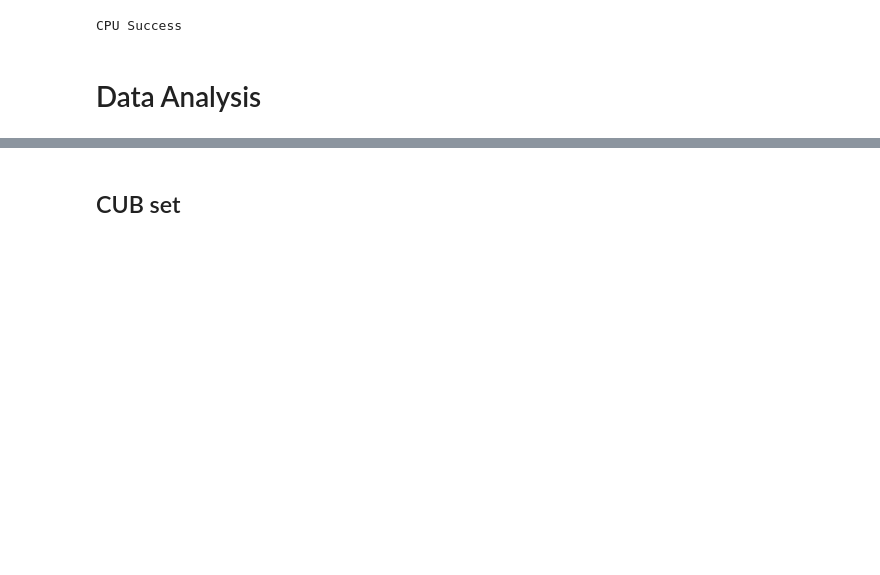
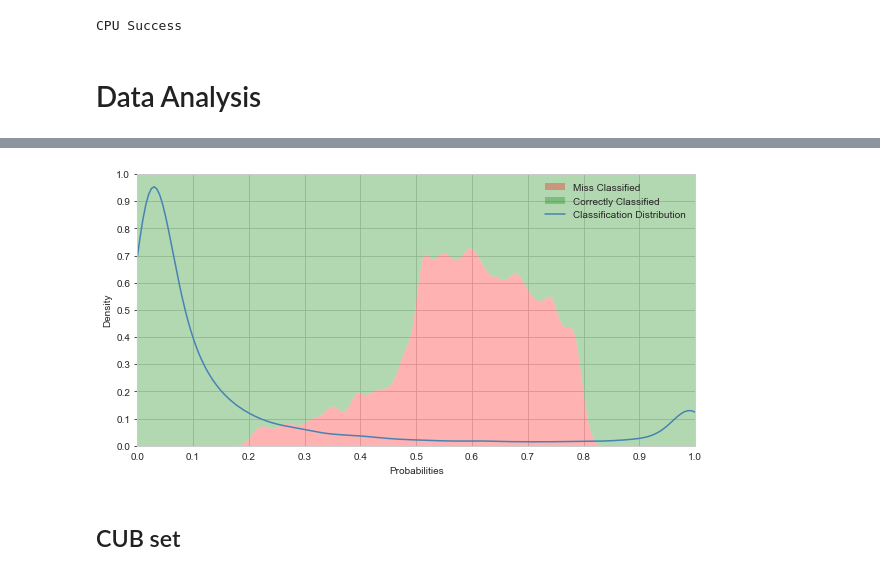
Before and after one commit to RobertvdV/GRS82000_eTaxonomist, a Jupyter notebook: notebooks/Visualisation.ipynb, the cells around one changed output, grey strips where cells are left out. Drawn from its saved outputs; the diff is of its cells as text; code cells hidden in the pictures; blank space fills up the shorter version.

```diff
--- a/notebooks/Visualisation.ipynb
+++ b/notebooks/Visualisation.ipynb
@@ -194,0 +230,14 @@ sns.boxplot(data=[counts_x, counts_y])
+# %%
+def get_correctness(row):
+    if row['Probability_1'] <= 0.2:
+        val = 'Correct'
+    elif row['Probability_1'] >= 0.8:
+        val = 'Correct'
+    elif row['Probability_0'] >= 0.5 and row['Label'] == 0:
+        val = 'Correct'
+    elif row['Probability_1'] >= 0.5 and row['Label'] == 1:
+        val = 'Correct'
+    else:
+        val = 'Incorrect'
+
+    return val
@@ -195,3 +311,37 @@ sns.boxplot(data=[counts_x, counts_y])
+# %%
+fig, (ax1) = plt.subplots(1, figsize=(10, 5))
+
+sns.kdeplot(data=df , x="Probability_1", hue="Correct",
+           fill=True, alpha=0.3, linewidth=0, palette=['green', 'red'], multiple="fill",
+            bw_adjust=0.35,
+            ax=ax1)
+
+
+ax2 = ax1.twinx()
+
+sns.kdeplot(data=df, x="Probability_1", ax=ax2, fill=False, color='steelblue', alpha=0.8, linewidth=1.5,
+           cut=0, bw_adjust=1)
+           #multiple="fill"
+
+#ax1.set_yticks(calculate_ticks(ax1, 10))
+#ax2.set_yticks(calculate_ticks(ax2, 10))
+
+ax1.set_xticks(np.linspace(0, 1, num=11))
+ax1.set_yticks(np.linspace(0, 1, num=11))
+ax2.set_xlim([0.0, 1])
+#ax2.axes.get_yaxis().set_visible(False)
+ax1.set_xlabel('Probabilities')
+ax2.set_ylabel('Density All Prediction Values')
+#ax1.legend(loc='upper right', labels=['Correctly Classified', 'Miss Classified'])
+ax2.axes.get_yaxis().set_visible(False)
+
+ax1.legend(bbox_to_anchor= (0.953, 1), labels=['Miss Classified', 'Correctly Classified'], frameon=False)
+ax2.legend(bbox_to_anchor= (1., 0.9), labels=['Classification Distribution'], frameon=False)
+
+
+fig.savefig('predictionvalues_external.pdf', format='pdf', dpi=1200, bbox_inches='tight')
+# %% [output]
+[figure, added]
 # %%
 traindata = pickle.load(open('../data/processed/COLAB.pkl', 'rb'))
 # %%
```
Also changed, not shown: parts of 29 cells of this notebook, 30 other files.
